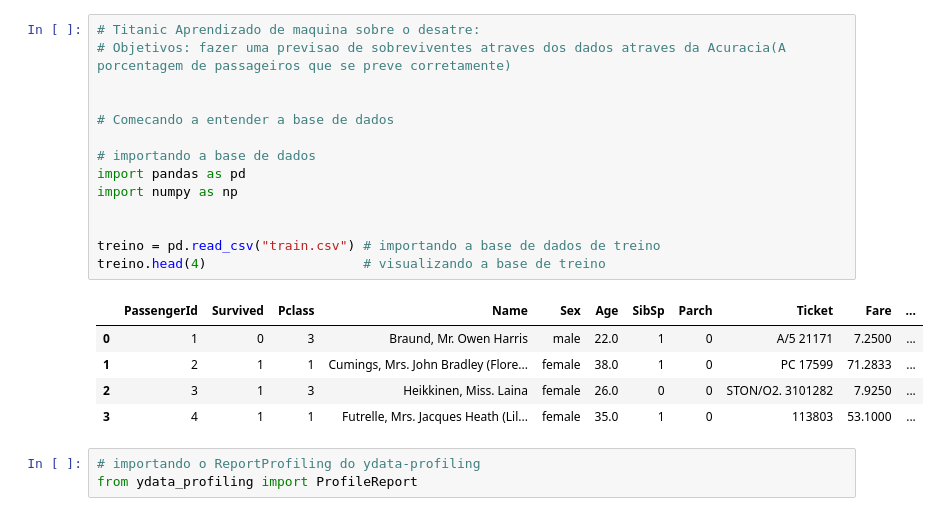
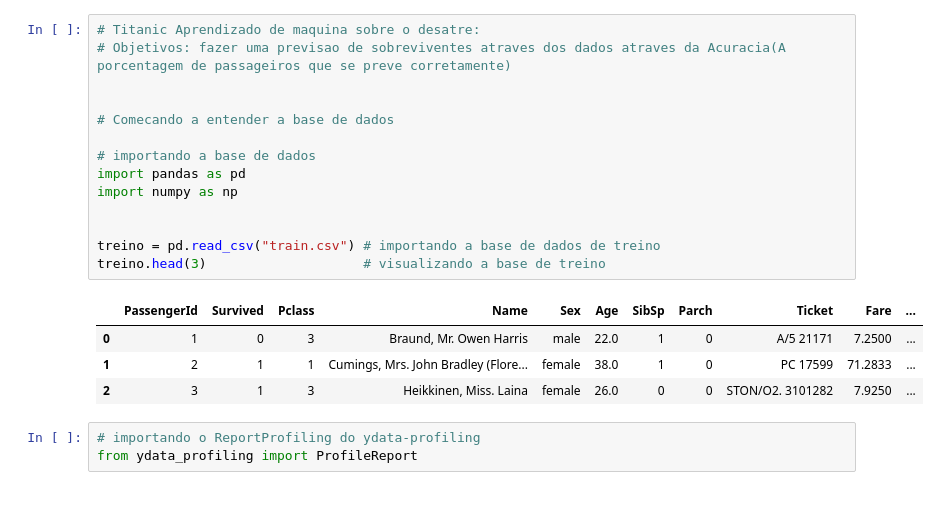
Before and after one commit to cleberfeliccio/Previsao_Sobreviventes_titanic, a Jupyter notebook: inicial.ipynb, the cells around one changed output. Saved outputs shown, nothing was run; the diff lists cells and outputs as text.

```diff
--- a/inicial.ipynb
+++ b/inicial.ipynb
@@ -1,23 +1,22 @@
 # %%
 # Titanic Aprendizado de maquina sobre o desatre:
 # Objetivos: fazer uma previsao de sobreviventes atraves dos dados atraves da Acuracia(A porcentagem de passageiros que se preve corretamente)
 
 
 # Comecando a entender a base de dados
 
 # importando a base de dados
 import pandas as pd
 import numpy as np
 
 
 treino = pd.read_csv("train.csv") # importando a base de dados de treino
-treino.head(4)                    # visualizando a base de treino
+treino.head(3)                    # visualizando a base de treino
 # %% [output]
 |  | PassengerId | Survived | Pclass | Name | Sex | Age | SibSp | Parch | Ticket | Fare | ... |
 | 0 | 1 | 0 | 3 | Braund, Mr. Owen Harris | male | 22.0 | 1 | 0 | A/5 21171 | 7.2500 | ... |
 | 1 | 2 | 1 | 1 | Cumings, Mrs. John Bradley (Flore... | female | 38.0 | 1 | 0 | PC 17599 | 71.2833 | ... |
 | 2 | 3 | 1 | 3 | Heikkinen, Miss. Laina | female | 26.0 | 0 | 0 | STON/O2. 3101282 | 7.9250 | ... |
-| 3 | 4 | 1 | 1 | Futrelle, Mrs. Jacques Heath (Lil... | female | 35.0 | 1 | 0 | 113803 | 53.1000 | ... |
 # %%
 # importando o ReportProfiling do ydata-profiling
 from ydata_profiling import ProfileReport
```
Also changed, not shown: parts of 41 cells of this notebook, 3 other files.
